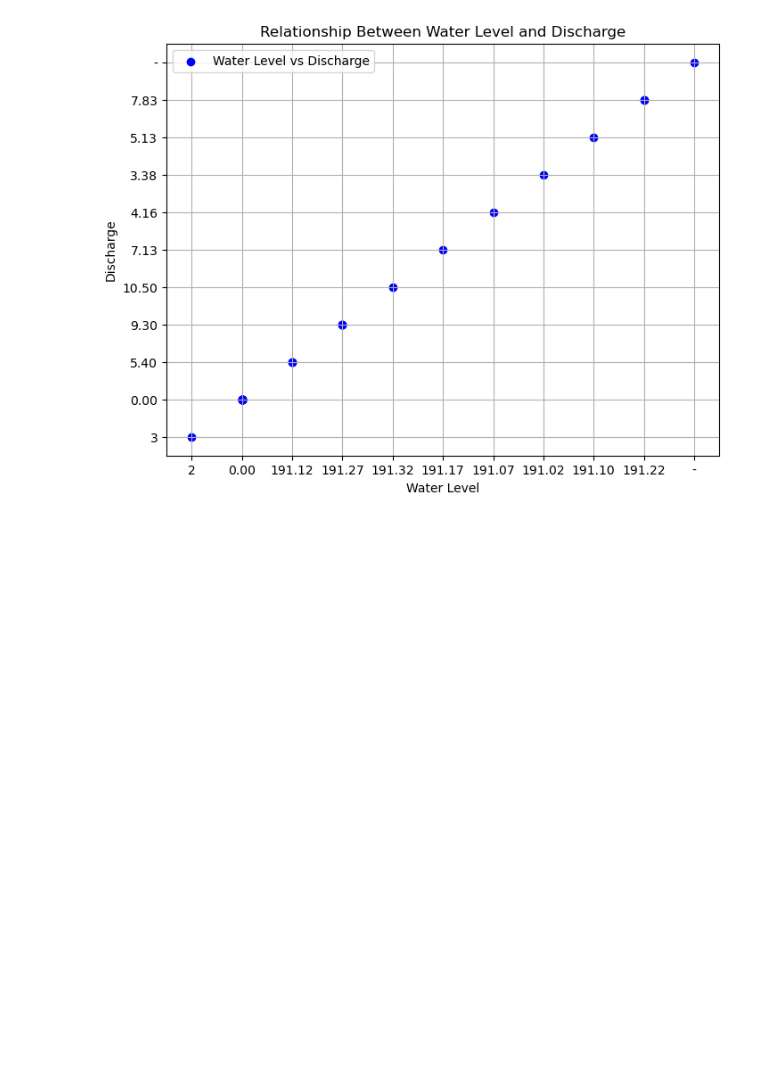
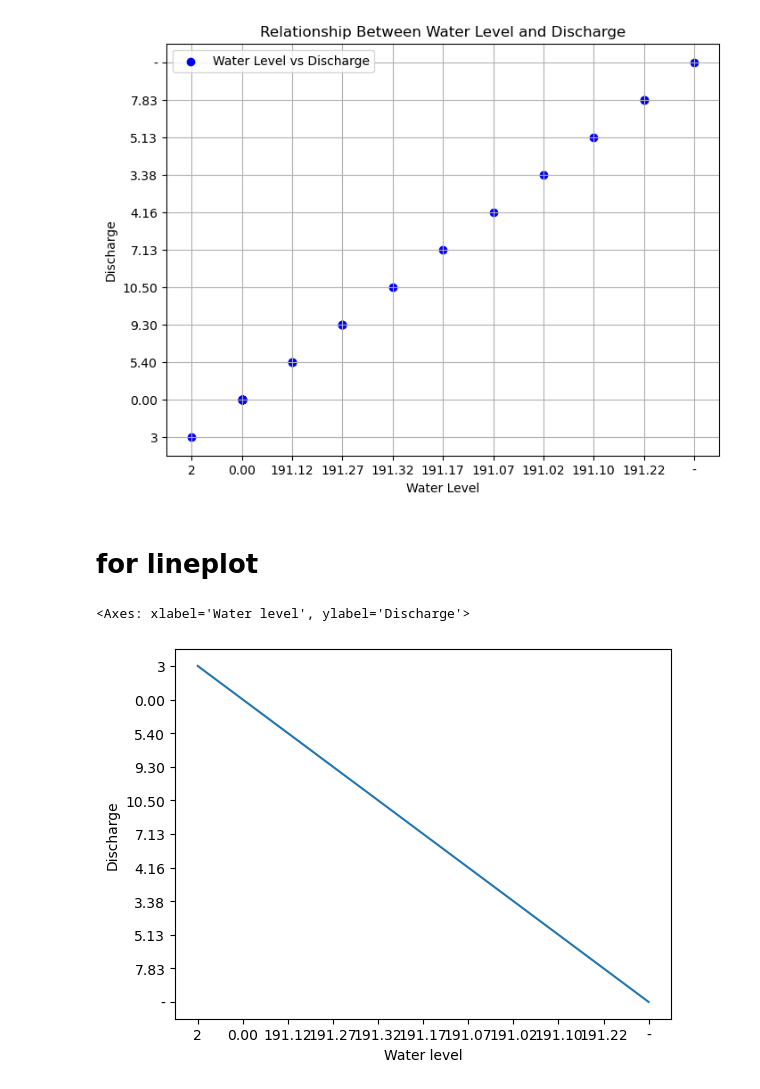
Before and after one commit to A3x-parvez/Machine_learning_100_days, a Jupyter notebook: geography_data/jharkhand_dataset.ipynb, the cells around one changed output. Drawn from its saved outputs; the diff is of its cells as text; code cells hidden in the pictures; blank space fills up the shorter version.

```diff
--- a/geography_data/jharkhand_dataset.ipynb
+++ b/geography_data/jharkhand_dataset.ipynb
@@ -39,2 +52,2 @@ dtype: int64
 # %%
-plt.scatterplot()
+df['Water level'] = df['Water level'].astype(float)
@@ -108,3 +116,10 @@ plt.legend()
 plt.show()
 # %% [output]
 [figure]
+# %% [markdown]
+# for lineplot
+# %%
+sns.lineplot(data=df_june,x=x,y=y)
+# %% [output]
+<Axes: xlabel='Water level', ylabel='Discharge'>
+[figure, added]
```
Also changed, not shown: parts of 4 cells of this notebook, 5 other files.
